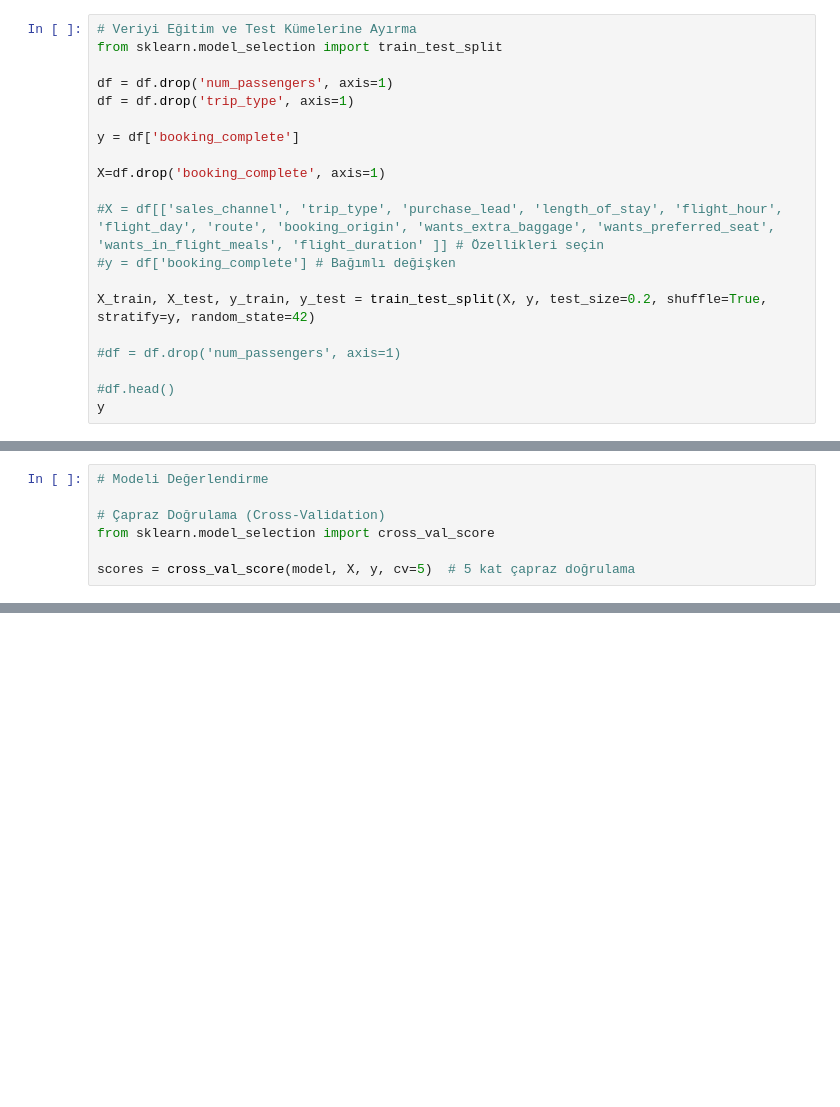
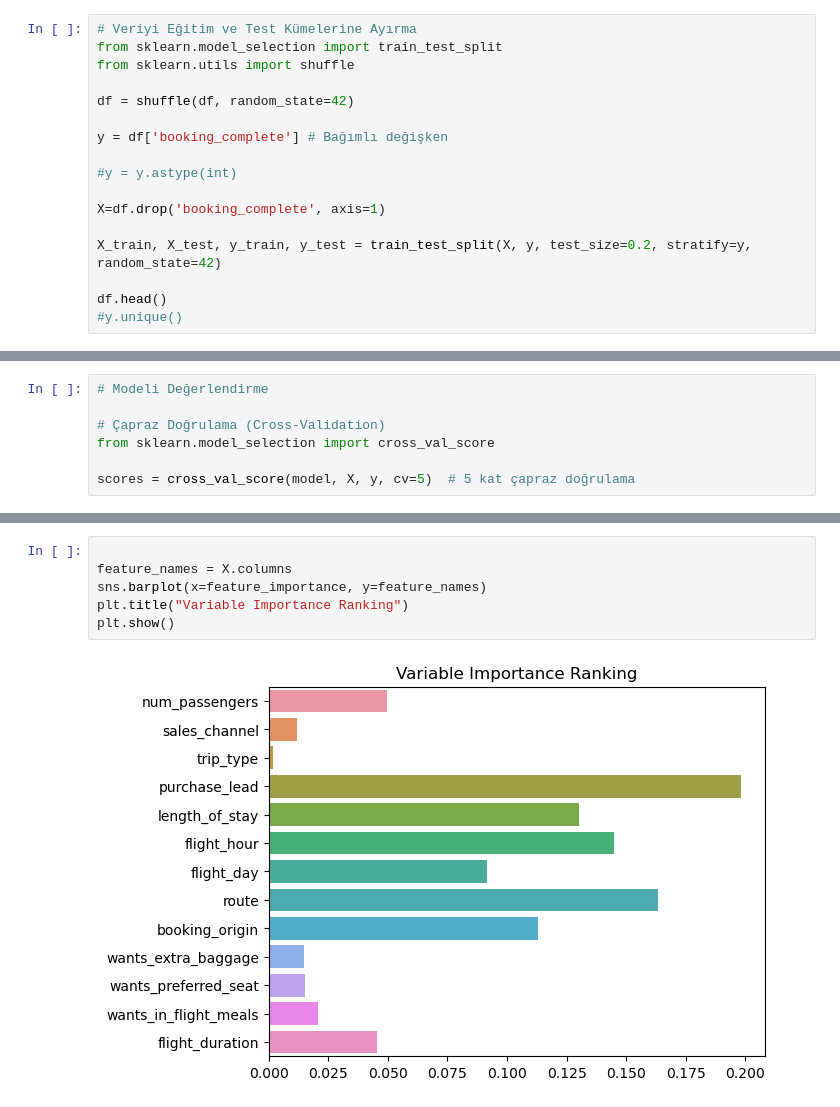
Before and after one commit to keremmenes/British-Airways, a Jupyter notebook: TaskTwo/TaskTwo.ipynb, the cells around one changed output, grey strips where cells are left out. Saved outputs shown, nothing was run; the diff lists cells and outputs as text; blank space fills up the shorter version.

```diff
--- a/TaskTwo/TaskTwo.ipynb
+++ b/TaskTwo/TaskTwo.ipynb
@@ -245,21 +275,18 @@ df = df.astype('int64')
 # %%
 # Veriyi Eğitim ve Test Kümelerine Ayırma
 from sklearn.model_selection import train_test_split
+from sklearn.utils import shuffle
 
-df = df.drop('num_passengers', axis=1)
-df = df.drop('trip_type', axis=1)
+df = shuffle(df, random_state=42)
 
-y = df['booking_complete']
+y = df['booking_complete'] # Bağımlı değişken
+
+#y = y.astype(int)
 
 X=df.drop('booking_complete', axis=1)
 
-#X = df[['sales_channel', 'trip_type', 'purchase_lead', 'length_of_stay', 'flight_hour', 'flight_day', 'route', 'booking_origin', 'wants_extra_baggage', 'wants_preferred_seat', 'wants_in_flight_meals', 'flight_duration' ]] # Özellikleri seçin
-#y = df['booking_complete'] # Bağımlı değişken
+X_train, X_test, y_train, y_test = train_test_split(X, y, test_size=0.2, stratify=y, random_state=42)
 
-X_train, X_test, y_train, y_test = train_test_split(X, y, test_size=0.2, shuffle=True, stratify=y, random_state=42)
-
-#df = df.drop('num_passengers', axis=1)
-
-#df.head()
-y
+df.head()
+#y.unique()
 # %% [output]
@@ -320,0 +383,8 @@ array([-0.0619167 ,  0.05637561,  0.04579949,  0.07401537,  0.07296851])
+# %%
+
+feature_names = X.columns
+sns.barplot(x=feature_importance, y=feature_names)
+plt.title("Variable Importance Ranking")
+plt.show()
+# %% [output]
+[figure, added]
```
Also changed, not shown: parts of 26 cells of this notebook.
